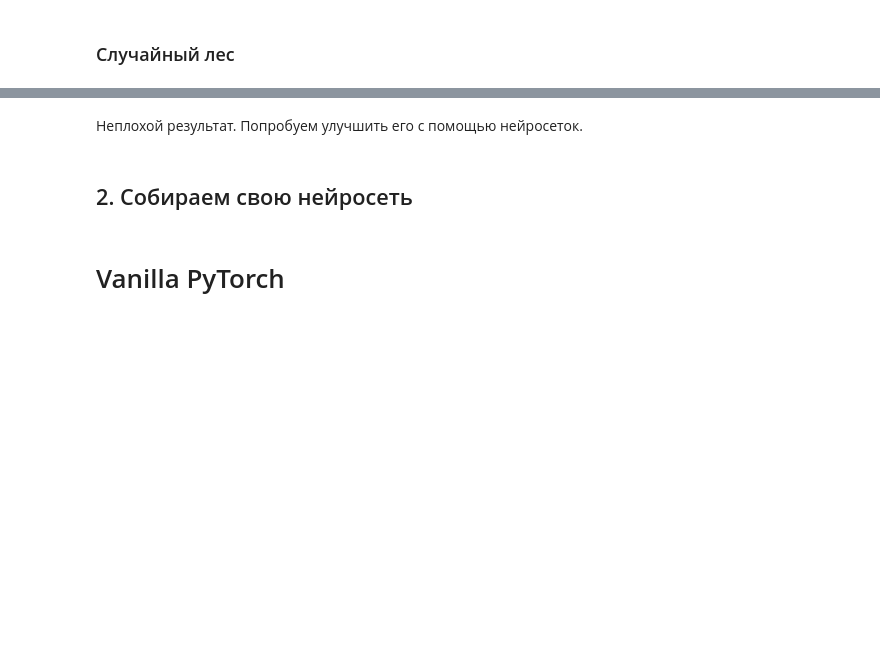
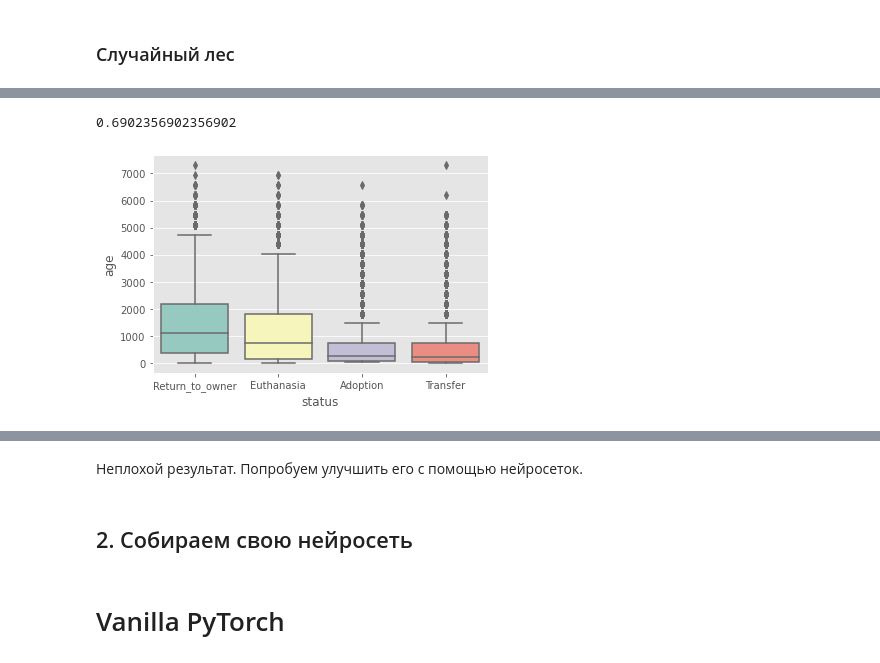
Before and after one commit to ksetdekov/HSE_DS, a Jupyter notebook: 05 DL/01_week/sem1_intro_classification_pytorch.ipynb, the cells around one changed output, grey strips where cells are left out. Drawn from its saved outputs; the diff is of its cells as text; code cells hidden in the pictures; blank space fills up the shorter version.

```diff
--- a/05 DL/01_week/sem1_intro_classification_pytorch.ipynb
+++ b/05 DL/01_week/sem1_intro_classification_pytorch.ipynb
@@ -201,0 +226,9 @@ log_loss(y_test, rf.predict_proba(X_test))
+# %%
+accuracy_score(rf.predict_proba(X_test).argmax(axis=1), y_test)
+# %% [output]
+0.6902356902356902
+# %%
+ax = sns.boxplot(y="age", x="status",
+                 data=pd.DataFrame({'age':X.Age,'status':target.status}), palette="Set3")
+# %% [output]
+[figure, added]
```
Also changed, not shown: parts of 27 cells of this notebook, 1 other file.
